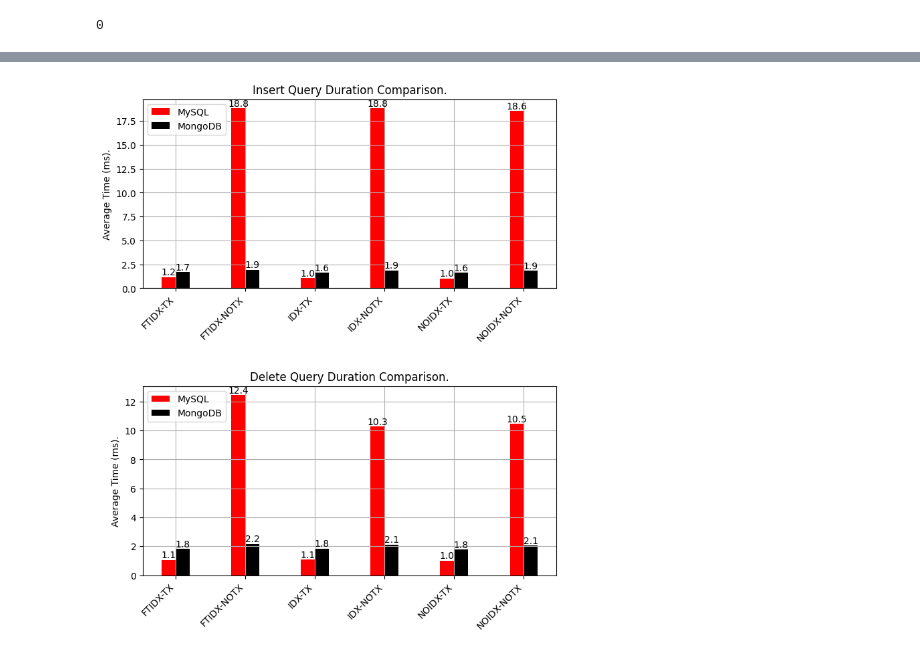
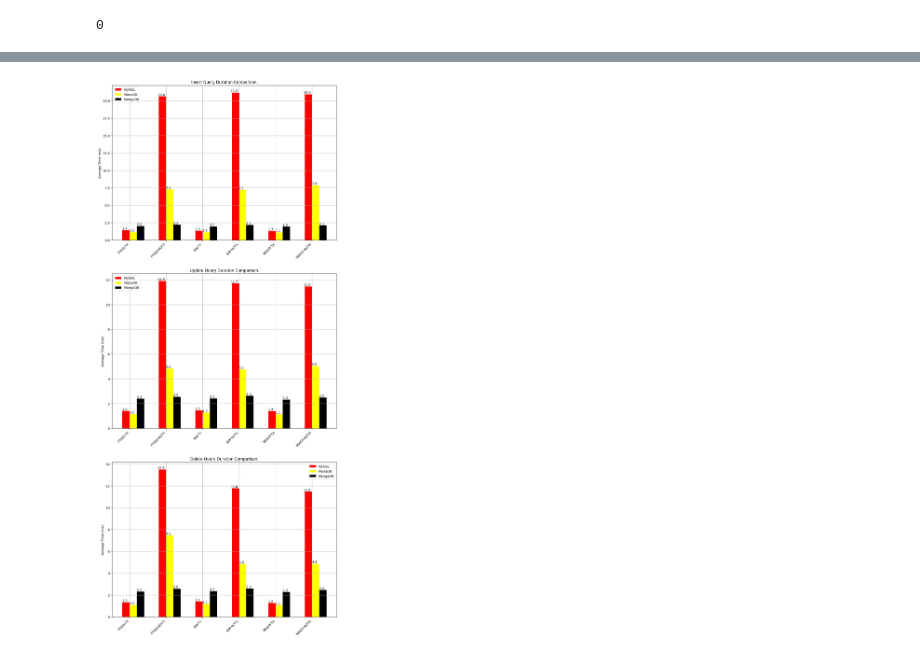
Before and after one commit to sharedmem/experiment, a Jupyter notebook: experiment.ipynb, the cells around one changed output, grey strips where cells are left out. Cells and saved outputs as stored; diff of their text form; code cells hidden in the pictures.

Commit message:
Add update query

```diff
--- a/experiment.ipynb
+++ b/experiment.ipynb
@@ -15,6 +42,6 @@ def wait_for_services():
 # %%
 # MySQL connection.
-mysql_conn = pymysql.connect(host='localhost', user='root', password='root')
+mysql_conn = pymysql.connect(host="localhost", port=3306, user="root", password="root")
 mysql_cursor = mysql_conn.cursor()
 # %%
 # Create the database if it doesn't exist.
@@ -99,0 +188,9 @@ def insert_data_mongo(index_type, data, transactional=True):
+# %%
+# Update data from MariaDB.
+def update_data_mariadb(table, name, country, transactional=True):
+    if transactional:
+        mariadb_conn.begin()  # Start transaction.
+    sql = f"UPDATE {table} SET country = %s WHERE name = %s"
+    mariadb_cursor.execute(sql, (country, name))
+    if transactional:
+        mariadb_conn.commit()  # Commit transaction.
@@ -106,6 +223,15 @@ def delete_data_mysql(table, name, transactional=True):
     mysql_cursor.execute(sql, (name,))
     if transactional:
         mysql_conn.commit()  # Commit transaction.
+# %%
+# Delete data from MariaDB.
+def delete_data_mariadb(table, name, transactional=True):
+    if transactional:
+        mariadb_conn.begin()  # Start transaction.
+    sql = f"DELETE FROM {table} WHERE name = %s"
+    mariadb_cursor.execute(sql, (name,))
+    if transactional:
+        mariadb_conn.commit()  # Commit transaction.
 # %%
 # Delete data from MongoDB.
 # MongoDB does not have explicit transactions for single operations.
@@ -128,9 +254,9 @@ def delete_data_mongo(collection, name, transactional=True):
             NOIDX_collection.delete_one({"name": name})
 # %%
 # Use faker library to generate fake data.
-# from faker import Faker
+from faker import Faker
 
-# fake = Faker()
+fake = Faker()
 # id_ = random.randint(1, 10000)
 # name = fake.city()
 # country = fake.country()
@@ -224,12 +377,13 @@ results_df['Label'] = results_df['Index Type'] + '-' + results_df['Transaction']
 bar_width = 0.2
 
 # Create subplots for each query type, increase the figure size to avoid overlap.
-fig, axs = plt.subplots(2, 1, figsize=(8, 9))  # Increase width to 8
+fig, axs = plt.subplots(3, 1, figsize=(12, 25))
 
 # Define query types and their corresponding column names.
-query_types = ['Insert', 'Delete']
-mysql_columns = ['MySQL Insert Time (ms)', 'MySQL Delete Time (ms)']
-mongo_columns = ['MongoDB Insert Time (ms)', 'MongoDB Delete Time (ms)']
+query_types = ['Insert', 'Update', 'Delete']
+mysql_columns = ['MySQL Insert Time (ms)', 'MySQL Update Time (ms)', 'MySQL Delete Time (ms)']
+mariadb_columns = ['MariaDB Insert Time (ms)', 'MariaDB Update Time (ms)', 'MariaDB Delete Time (ms)']
+mongo_columns = ['MongoDB Insert Time (ms)', 'MongoDB Update Time (ms)', 'MongoDB Delete Time (ms)']
 
 # Loop through each query type and create a bar plot.
 for i, query in enumerate(query_types):
@@ -238,42 +392,48 @@ for i, query in enumerate(query_types):
 
     # Plot MySQL and MongoDB times for the current query type.
     mysql_heights = results_df.groupby('Label')[mysql_columns[i]].mean()
+    mariadb_heights = results_df.groupby('Label')[mariadb_columns[i]].mean()
     mongo_heights = results_df.groupby('Label')[mongo_columns[i]].mean()
 
     # Plot the bars.
     bars_mysql = axs[i].bar(x - bar_width/2,
                             mysql_heights,
                             width=bar_width,
                             label='MySQL', color='red')
 
-    bars_mongo = axs[i].bar(x + bar_width/2,
+    bars_mariadb = axs[i].bar(x + bar_width/2,
+                        mariadb_heights,
+                        width=bar_width,
+                        label='MariaDB', color='yellow')
+
+    bars_mongo = axs[i].bar(x + 1.5 * bar_width,
                             mongo_heights,
                             width=bar_width,
                             label='MongoDB', color='black')
 
     # Add value labels on top of each bar.
-    for bars, heights in zip([bars_mysql, bars_mongo], [mysql_heights, mongo_heights]):
+    for bars, heights in zip([bars_mysql, bars_mariadb, bars_mongo], [mysql_heights, mariadb_heights, mongo_heights]):
         for bar, height in zip(bars, heights):
-            axs[i].text(bar.get_x() + bar.get_width() / 2, height,
+            axs[i].text(bar.get_x() + bar.get_width() / 3, height,
                         f'{height:.1f}',
                         ha='center', va='bottom', fontsize=10, color='black')
 
     # Set the x-ticks and labels.
     axs[i].set_xticks(x)
     axs[i].set_xticklabels(results_df['Label'].unique(), rotation=45, ha="right")
     axs[i].set_title(f'{query} Query Duration Comparison.')
     axs[i].set_ylabel('Average Time (ms).')
     axs[i].legend()
     axs[i].grid()
 
 # Adjust layout to prevent label overlap and add more space to the right.
 plt.tight_layout(pad=3.0)
 plt.subplots_adjust(right=0.9)
 
 # Show the plot.
 plt.show()
 # %% [output]
-[figure, old version]
+[figure, new version]
 # %%
 # Close connections.
 mysql_cursor.close()
```
Also changed, not shown: parts of 15 cells of this notebook, 4 other files.
